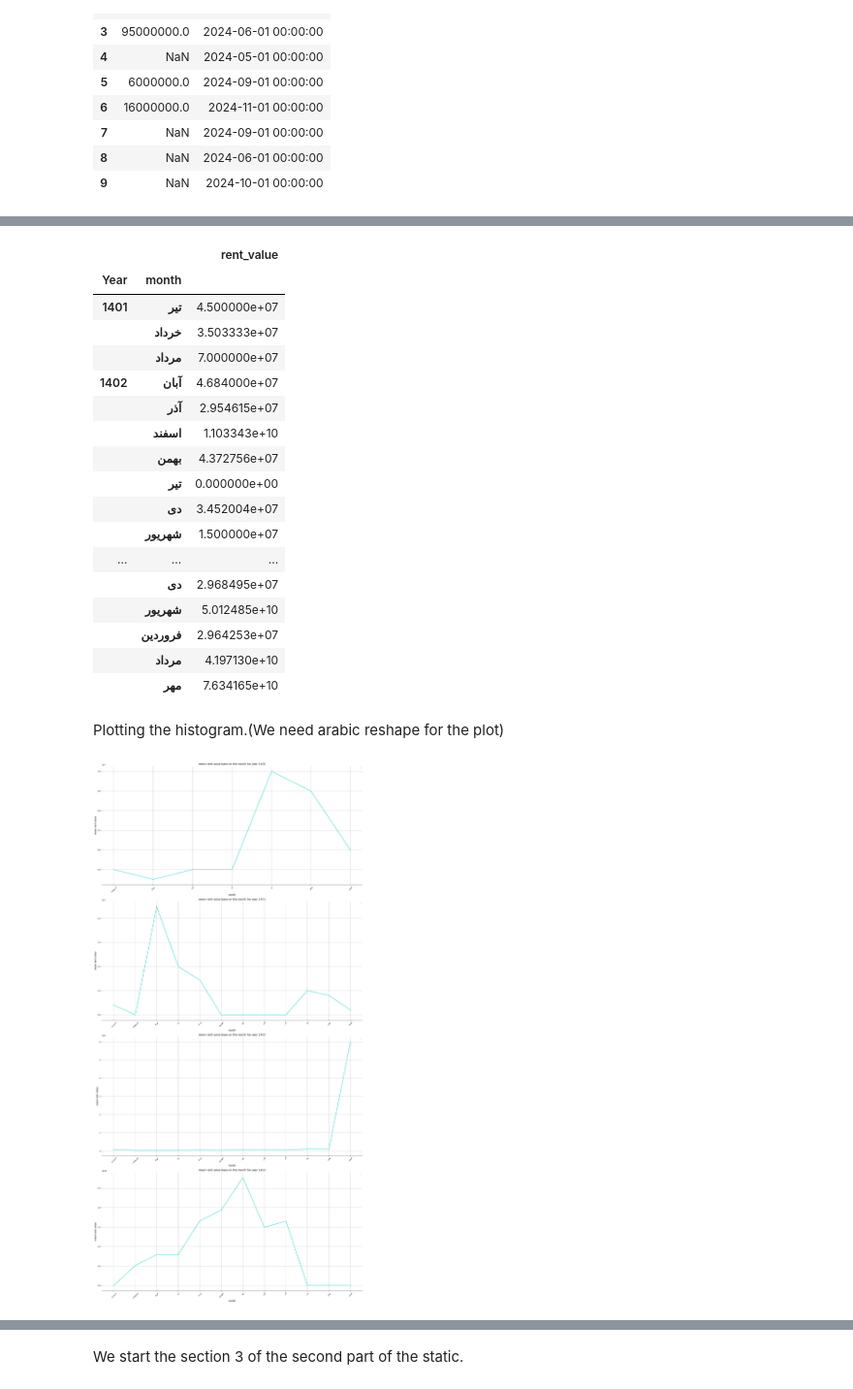
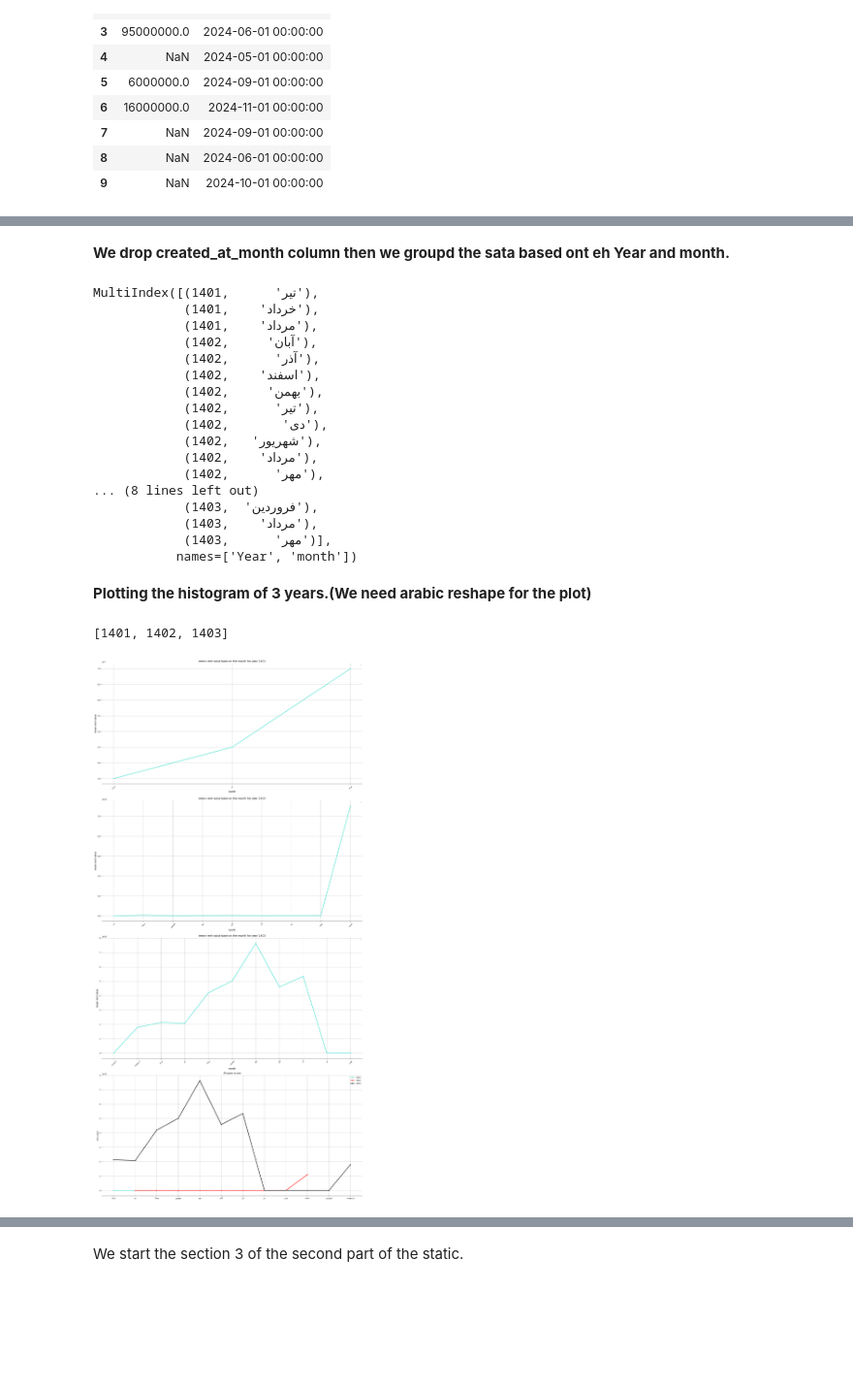
Before and after one commit to AmirrezaNasiri85/Artificial-Inteligance-Boot-Camp, a Jupyter notebook: ProjectOne.ipynb, the cells around one changed output, grey strips where cells are left out. Shown at 97% size. Saved outputs shown, nothing was run; the diff lists cells and outputs as text; code cells hidden in the pictures; blank space fills up the shorter version.

```diff
--- a/ProjectOne.ipynb
+++ b/ProjectOne.ipynb
@@ -145,5 +137,4 @@ def trun_grogorian_solar_year(data_frame : pd.DataFrame):
 trun_grogorian_solar_year = FunctionTransformer(trun_grogorian_solar_year)
 # %%
 target_df = trun_grogorian_solar_month.transform(target_df)
-target_df = fill_nan_rent_value.transform(target_df)
 target_df = trun_grogorian_solar_year.transform(target_df)
@@ -168 +141,3 @@ See the caveats in the documentation: https://pandas.pydata.org/pandas-docs/stab
+# %% [markdown]
+**We drop created_at_month column then we groupd the sata based ont eh Year and month.**
 # %%
@@ -172,28 +147,27 @@ target_df = target_df.drop(columns=["created_at_month"])
 target_df = target_df.groupby(["Year", "month"])["rent_value"].mean()
 target_df = pd.DataFrame(target_df)
 # %%
-target_df
+target_df.index
 # %% [output]
-|  |  | rent_value |
-| Year | month |  |
-| 1401 | تیر | 4.500000e+07 |
-|  | خرداد | 3.503333e+07 |
-|  | مرداد | 7.000000e+07 |
-| 1402 | آبان | 4.684000e+07 |
-|  | آذر | 2.954615e+07 |
-|  | اسفند | 1.103343e+10 |
-|  | بهمن | 4.372756e+07 |
-|  | تیر | 0.000000e+00 |
-|  | دی | 3.452004e+07 |
-|  | شهریور | 1.500000e+07 |
-| ... | ... | ... |
-|  | دی | 2.968495e+07 |
-|  | شهریور | 5.012485e+10 |
-|  | فروردین | 2.964253e+07 |
-|  | مرداد | 4.197130e+10 |
-|  | مهر | 7.634165e+10 |
+MultiIndex([(1401,      'تیر'),
+            (1401,    'خرداد'),
+            (1401,    'مرداد'),
+            (1402,     'آبان'),
+            (1402,      'آذر'),
+            (1402,    'اسفند'),
+            (1402,     'بهمن'),
+            (1402,      'تیر'),
+            (1402,       'دی'),
+            (1402,   'شهریور'),
+            (1402,    'مرداد'),
+            (1402,      'مهر'),
+... (8 lines left out)
+            (1403,  'فروردین'),
+            (1403,    'مرداد'),
+            (1403,      'مهر')],
+           names=['Year', 'month'])
 # %% [markdown]
-Plotting the histogram.(We need arabic reshape for the plot)
+**Plotting the histogram of 3 years.(We need arabic reshape for the plot)**
 # %%
 import arabic_reshaper
 from bidi.algorithm import get_display
@@ -219,39 +193,48 @@ month_order = [
     "بهمن",
     "اسفند",
 ]
 
-
+colors = ["turquoise", "red", "black"]
 figure, axes = plt.subplots(4, 1, figsize=(20, 40))
-years = [1400, 1401, 1402, 1403]
-for index, year in zip(range(4), years):
+years = sorted(target_df.index.unique(level="Year"))
+print(years)
+for index, year in zip(range(3), years):
   target_grouped = target_df.loc[year]
 
   valid_months = [m for m in month_order if m in target_grouped.index]
   target_grouped = target_grouped.reindex(valid_months)
 
   current_axes = axes[index]
 
   x_labels = [fix_fa(m) for m in target_grouped.index]
   y_values = target_grouped["rent_value"]
 
   sns.lineplot(x=x_labels, y=y_values, color="turquoise", ax=axes[index], marker='o', linewidth=2.5)
 
   axes[index].tick_params(axis='x', rotation=45)
   axes[index].set_title(f"mean rent value base on the month for year {year}", fontsize=14)
   axes[index].set_xlabel("month", fontsize=12)
   axes[index].set_ylabel("mean rent value", fontsize=12)
 
   axes[index].spines["top"].set_visible(False)
   axes[index].spines["left"].set_visible(False)
   axes[index].spines["right"].set_visible(False)
   axes[index].grid()
   axes[index].legend()
 
+
+  # This is for ploting in the all of them in one ax.
+  sns.lineplot(x=x_labels, y=y_values, color=colors[index], ax=axes[3], marker='o', linewidth=2.5, label=year)
+
+
+axes[3].set_title("All years in one")
+axes[3].spines["top"].set_visible(False)
+axes[3].spines["left"].set_visible(False)
+axes[3].spines["right"].set_visible(False)
+axes[3].grid()
+axes[3].legend()
+
 plt.tight_layout()
-
-##########################
-# line ploting.
-# ploting based on the year and plot it in the.
-##########################
 # %% [output]
+[1401, 1402, 1403]
-[figure, old version]
+[figure, new version]
```
Also changed, not shown: parts of 39 cells of this notebook.
